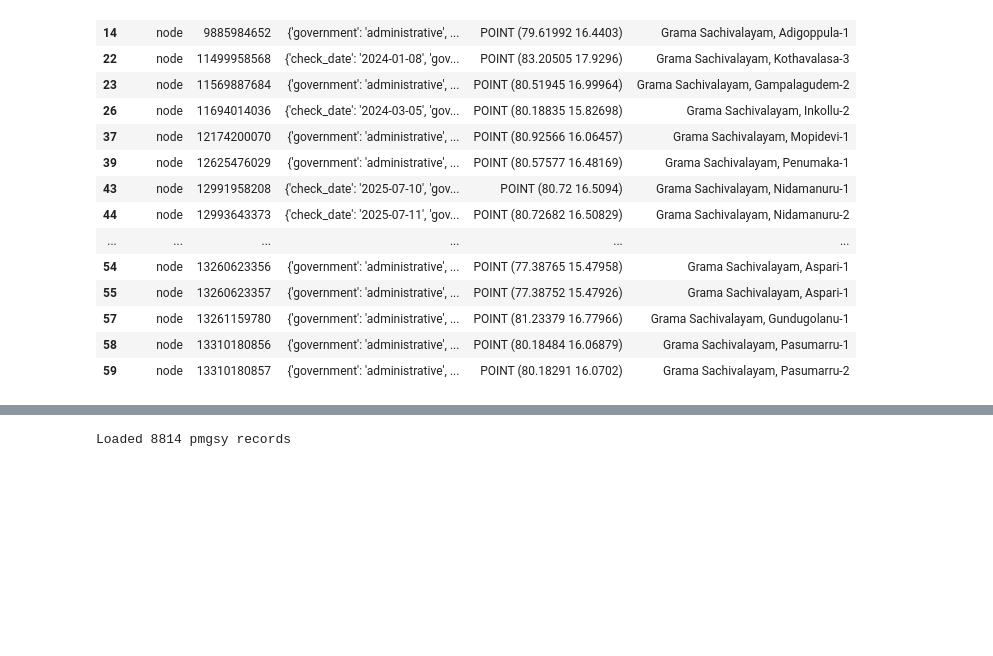
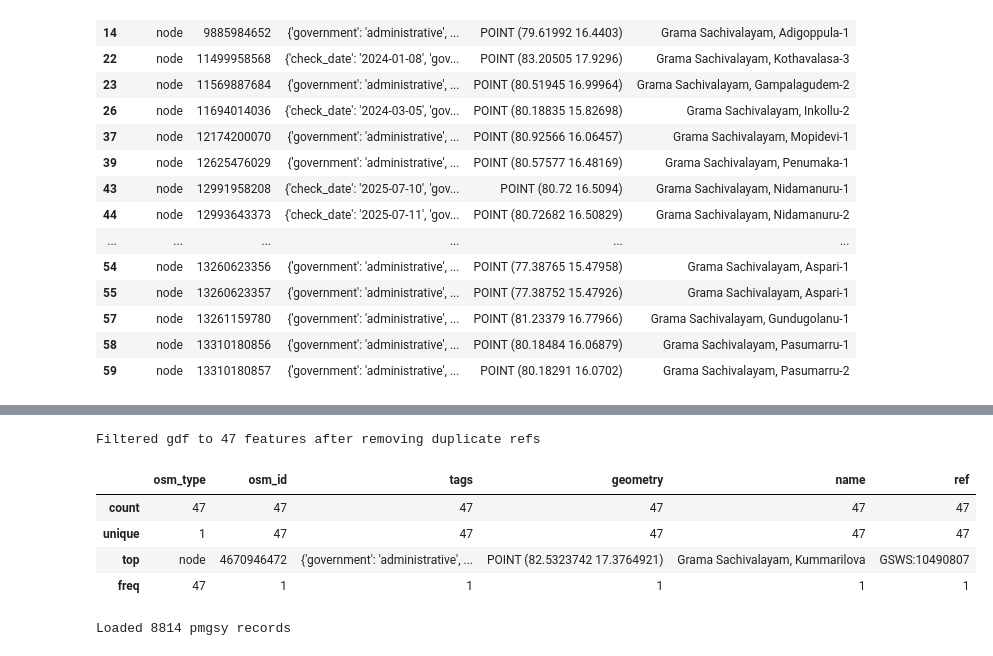
Before and after one commit to arjunaraoc/upd-gsws-osm, a Jupyter notebook: eval-pmgsy.ipynb, the cells around one changed output, grey strips where cells are left out. Saved outputs shown, nothing was run; the diff lists cells and outputs as text; code cells hidden in the pictures; blank space fills up the shorter version.

```diff
--- a/eval-pmgsy.ipynb
+++ b/eval-pmgsy.ipynb
@@ -127,3 +129,20 @@ Filtered gdf to 53 features after removing names ending with -[2-9]
+# %%
+# extract ref tag into a separate column
+gdf["ref"] = gdf["tags"].apply(lambda t: t.get("ref") if isinstance(t, dict) else None)
+
+
+# drop rows where ref value occurs more than once
+gdf = gdf[~gdf["ref"].duplicated(keep=False)]
+gdf = gdf.reset_index(drop=True)
+print(f"Filtered gdf to {len(gdf)} features after removing duplicate refs")
+gdf.describe(include='all')
+# %% [output]
+Filtered gdf to 47 features after removing duplicate refs
+|  | osm_type | osm_id | tags | geometry | name | ref |
+| count | 47 | 47 | 47 | 47 | 47 | 47 |
+| unique | 1 | 47 | 47 | 47 | 47 | 47 |
+| top | node | 4670946472 | {'government': 'administrative', ... | POINT (82.5323742 17.3764921) | Grama Sachivalayam, Kummarilova | GSWS:10490807 |
+| freq | 47 | 1 | 1 | 1 | 1 | 1 |
 # %%
 # read "data/ap-pmgsy-gp-office-cleaned.tsv" into a DataFrame pmgsy_df
 pmgsy_file_path = 'data/ap-pmgsy-gp-office-cleaned.tsv'
```
Also changed, not shown: parts of 8 cells of this notebook.
